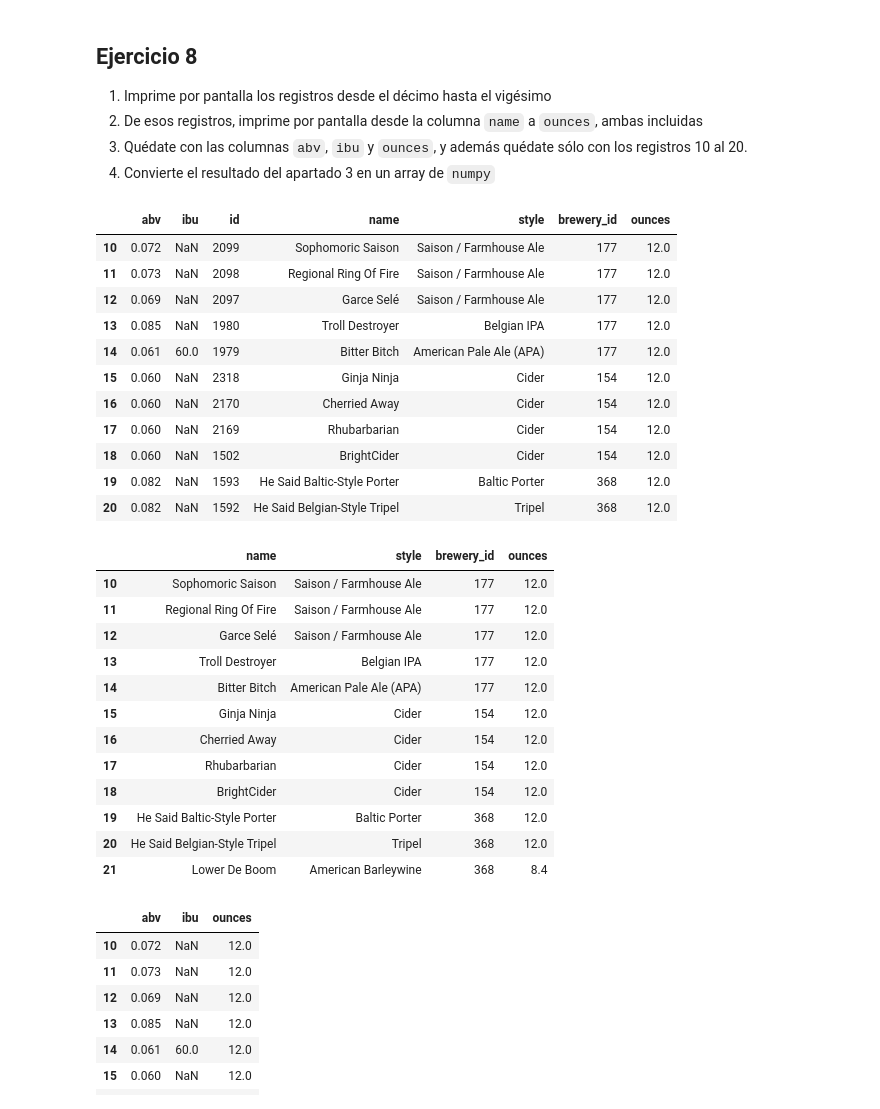
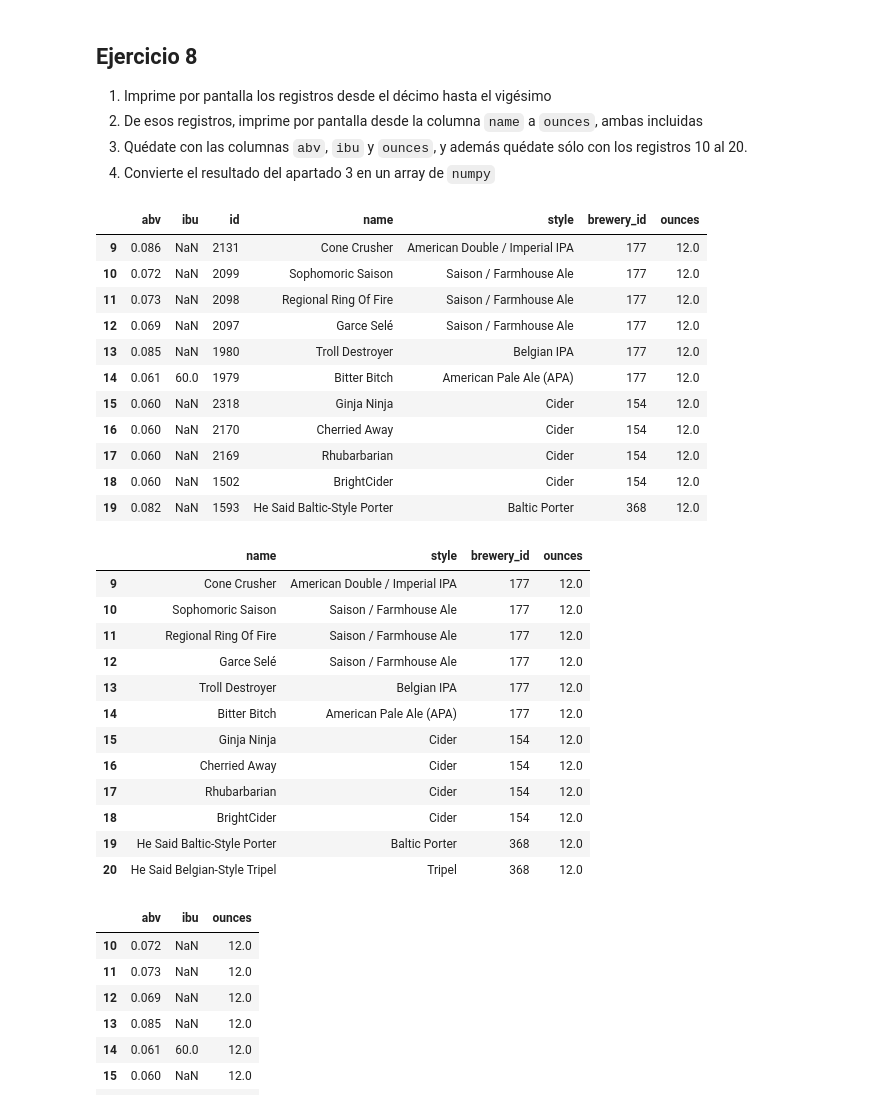
Before and after one commit to mochilooo/2026-10-BILBAO-FT-Data-Science, a Jupyter notebook: 2-Data_Analysis/2-Pandas/Practica/6-Beers/birras_repaso_YERAY.ipynb, the cells around one changed output. Saved outputs shown, nothing was run; the diff lists cells and outputs as text; code cells hidden in the pictures.

```diff
--- a/2-Data_Analysis/2-Pandas/Practica/6-Beers/birras_repaso_YERAY.ipynb
+++ b/2-Data_Analysis/2-Pandas/Practica/6-Beers/birras_repaso_YERAY.ipynb
@@ -152,9 +152,10 @@ drinks['style'].nunique()
 3. Quédate con las columnas `abv`, `ibu` y `ounces`, y además quédate sólo con los registros 10 al 20.
 4. Convierte el resultado del apartado 3 en un array de `numpy`
 # %%
-drinks.iloc[10:21]
+drinks.iloc[9:20]
 # %% [output]
 |  | abv | ibu | id | name | style | brewery_id | ounces |
+| 9 | 0.086 | NaN | 2131 | Cone Crusher | American Double / Imperial IPA | 177 | 12.0 |
 | 10 | 0.072 | NaN | 2099 | Sophomoric Saison | Saison / Farmhouse Ale | 177 | 12.0 |
 | 11 | 0.073 | NaN | 2098 | Regional Ring Of Fire | Saison / Farmhouse Ale | 177 | 12.0 |
 | 12 | 0.069 | NaN | 2097 | Garce Selé | Saison / Farmhouse Ale | 177 | 12.0 |
@@ -165,11 +166,11 @@ drinks.iloc[10:21]
 | 17 | 0.060 | NaN | 2169 | Rhubarbarian | Cider | 154 | 12.0 |
 | 18 | 0.060 | NaN | 1502 | BrightCider | Cider | 154 | 12.0 |
 | 19 | 0.082 | NaN | 1593 | He Said Baltic-Style Porter | Baltic Porter | 368 | 12.0 |
-| 20 | 0.082 | NaN | 1592 | He Said Belgian-Style Tripel | Tripel | 368 | 12.0 |
 # %%
-drinks.loc[10:21,'name':'ounces']
+drinks.loc[9:20,'name':'ounces']
 # %% [output]
 |  | name | style | brewery_id | ounces |
+| 9 | Cone Crusher | American Double / Imperial IPA | 177 | 12.0 |
 | 10 | Sophomoric Saison | Saison / Farmhouse Ale | 177 | 12.0 |
 | 11 | Regional Ring Of Fire | Saison / Farmhouse Ale | 177 | 12.0 |
 | 12 | Garce Selé | Saison / Farmhouse Ale | 177 | 12.0 |
@@ -181,7 +182,6 @@ drinks.loc[10:21,'name':'ounces']
 | 18 | BrightCider | Cider | 154 | 12.0 |
 | 19 | He Said Baltic-Style Porter | Baltic Porter | 368 | 12.0 |
 | 20 | He Said Belgian-Style Tripel | Tripel | 368 | 12.0 |
-| 21 | Lower De Boom | American Barleywine | 368 | 8.4 |
 # %%
 beer = drinks.loc[10:21, ['abv', 'ibu', 'ounces']]
 beer
```
Also changed, not shown: parts of 5 cells of this notebook, 4 other files.
